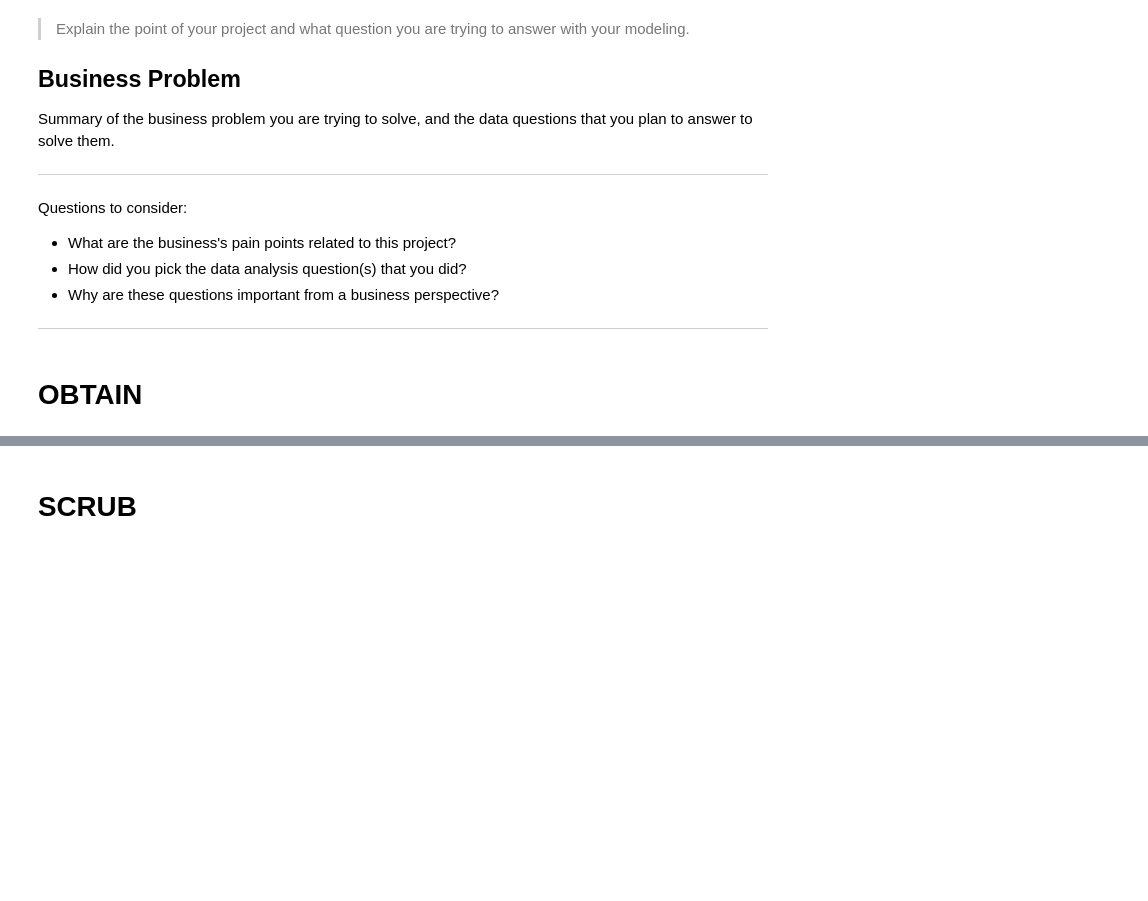
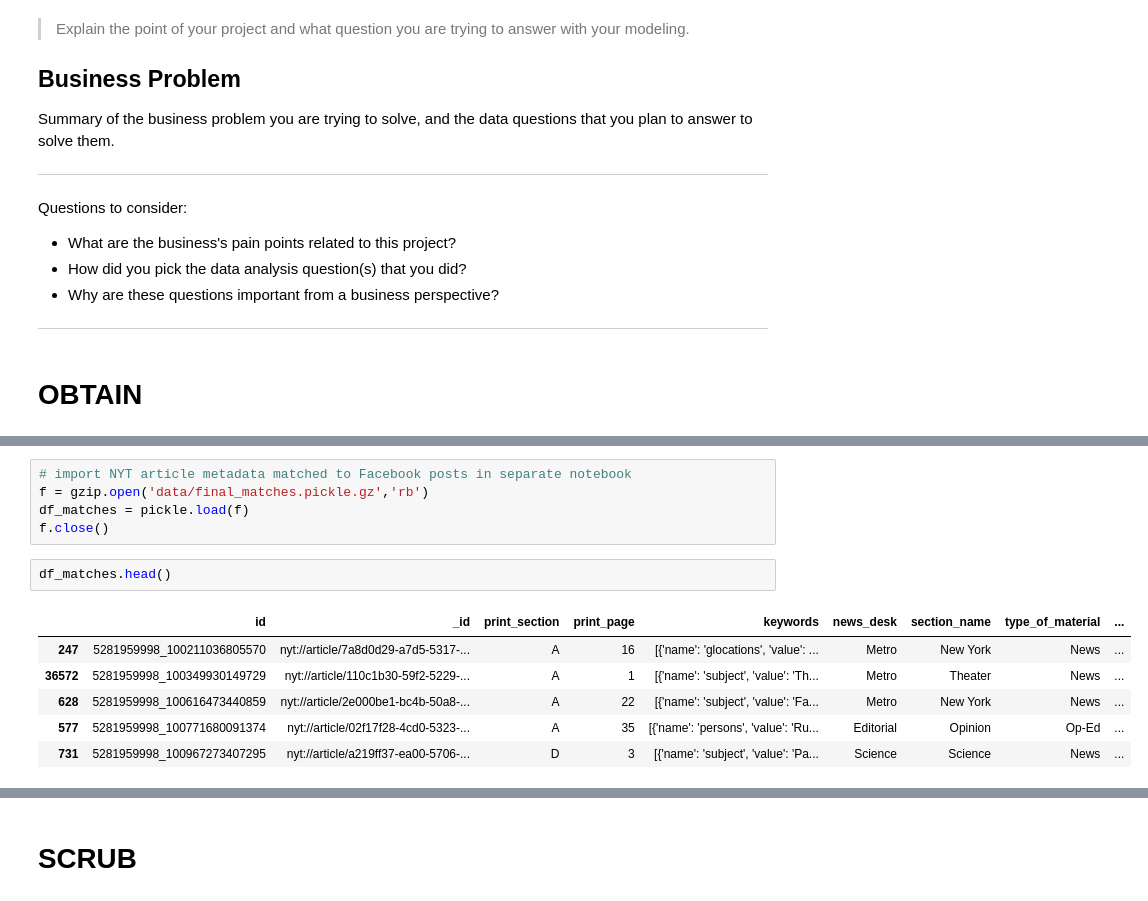
Before and after one commit to jess-miles/nyt-engagement, a Jupyter notebook: index.ipynb, the cells around one changed output, grey strips where cells are left out. Saved outputs shown, nothing was run; the diff lists cells and outputs as text; blank space fills up the shorter version.

```diff
--- a/index.ipynb
+++ b/index.ipynb
@@ -204,3 +217,17 @@ df.head()
 | 2 | 5281959998_467433813289503 | 5281959998 | The Organic Fable | 'Organic has long since become an... | A study exposes the hype behind a... | nytimes.com | link | shared_story | 812 | ... |
 | 3 | 5281959998_10150252974589999 | 5281959998 | Timeline Photos | Our special Arts & Leisure sectio... | NaN | NaN | photo | added_photos | 513 | ... |
 | 4 | 5281959998_463550620334374 | 5281959998 | Pot for Parents | 'When I’m rolling around the floo... | I am a more loving, attentive and... | nytimes.com | link | shared_story | 502 | ... |
+# %%
+# import NYT article metadata matched to Facebook posts in separate notebook
+f = gzip.open('data/final_matches.pickle.gz','rb')
+df_matches = pickle.load(f)
+f.close()
+# %%
+df_matches.head()
+# %% [output]
+|  | id | _id | print_section | print_page | keywords | news_desk | section_name | type_of_material | ... |
+| 247 | 5281959998_100211036805570 | nyt://article/7a8d0d29-a7d5-5317-... | A | 16 | [{'name': 'glocations', 'value': ... | Metro | New York | News | ... |
+| 36572 | 5281959998_100349930149729 | nyt://article/110c1b30-59f2-5229-... | A | 1 | [{'name': 'subject', 'value': 'Th... | Metro | Theater | News | ... |
+| 628 | 5281959998_100616473440859 | nyt://article/2e000be1-bc4b-50a8-... | A | 22 | [{'name': 'subject', 'value': 'Fa... | Metro | New York | News | ... |
+| 577 | 5281959998_100771680091374 | nyt://article/02f17f28-4cd0-5323-... | A | 35 | [{'name': 'persons', 'value': 'Ru... | Editorial | Opinion | Op-Ed | ... |
+| 731 | 5281959998_100967273407295 | nyt://article/a219ff37-ea00-5706-... | D | 3 | [{'name': 'subject', 'value': 'Pa... | Science | Science | News | ... |
```
Also changed, not shown: parts of 3 cells of this notebook, 4 other files.
